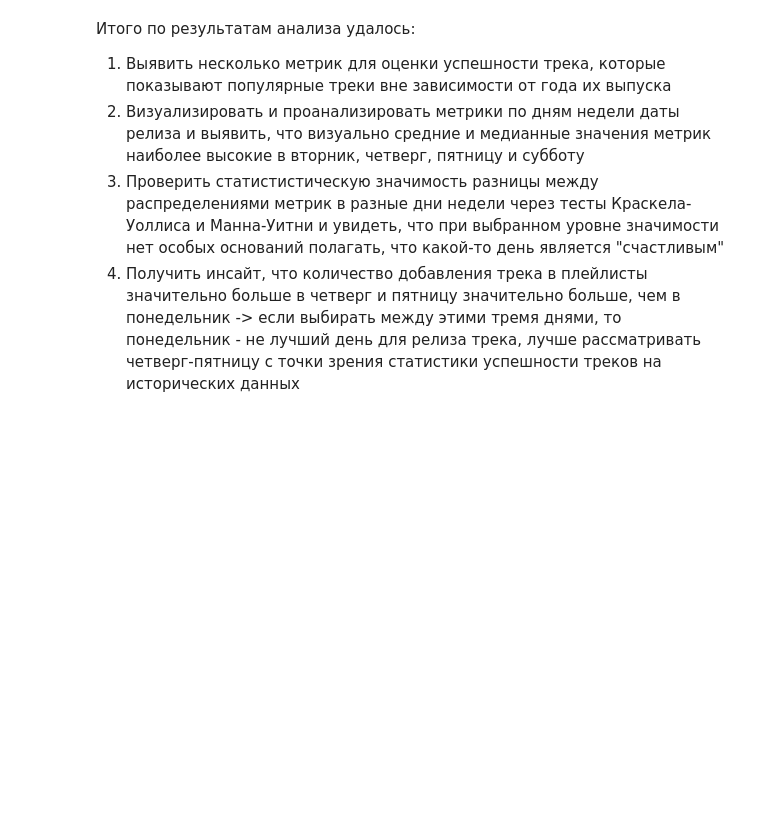
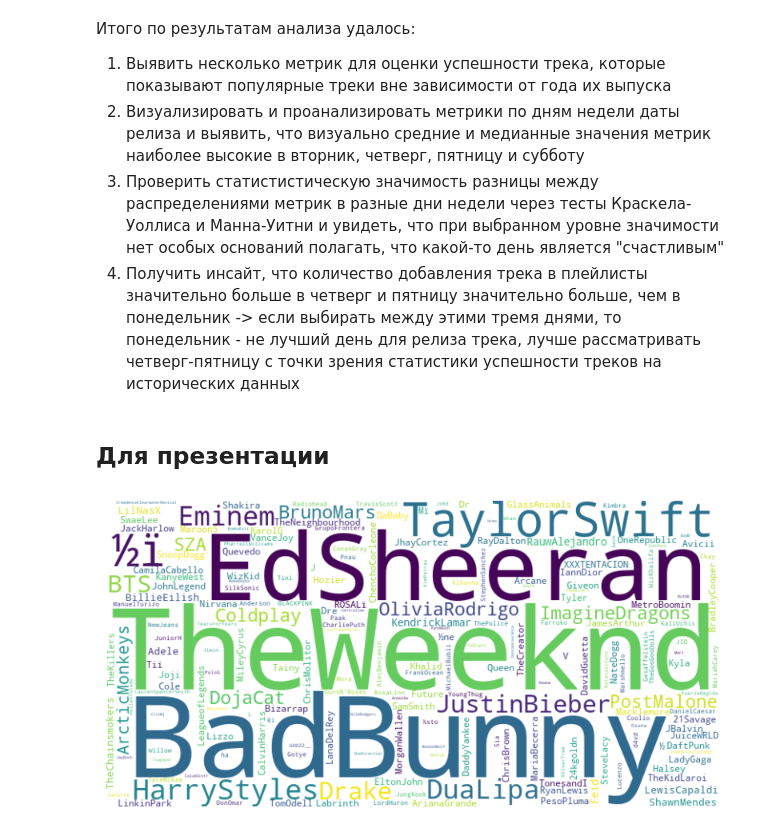
Before and after one commit to katyazaharenko/testovie_zadania, a Jupyter notebook: ms/test_2_Zakharenko.ipynb, the cells around one changed output. Cells and saved outputs as stored; diff of their text form; code cells hidden in the pictures; blank space fills up the shorter version.

Commit message:
add data for presentation

```diff
--- a/ms/test_2_Zakharenko.ipynb
+++ b/ms/test_2_Zakharenko.ipynb
@@ -713,3 +701,7 @@ print(f"Относительное улучшение среднего знач
 2. Визуализировать и проанализировать метрики по дням недели даты релиза и выявить, что визуально средние и медианные значения метрик наиболее высокие в вторник, четверг, пятницу и субботу
 3. Проверить статистистическую значимость разницы между распределениями метрик в разные дни недели через тесты Краскела-Уоллиса и Манна-Уитни и увидеть, что при выбранном уровне значимости нет особых оснований полагать, что какой-то день является "счастливым"
 4. Получить инсайт, что количество добавления трека в плейлисты значительно больше в четверг и пятницу значительно больше, чем в понедельник -> если выбирать между этими тремя днями, то понедельник - не лучший день для релиза трека, лучше рассматривать четверг-пятницу с точки зрения статистики успешности треков на исторических данных
+# %% [markdown]
+## Для презентации
+# %%
+data_for_pr = data.copy()
@@ -715,0 +710,16 @@ print(f"Относительное улучшение среднего знач
+# %%
+artists = data_for_pr[['artist(s)_name', 'streams']].copy()
+artists['artist(s)_name'] = artists['artist(s)_name'].str.split(', ')
+artists = artists.explode('artist(s)_name')
+artists['artist(s)_name'] = artists['artist(s)_name'].str.replace(' ', '')
+artists = artists.groupby('artist(s)_name', as_index=False)['streams'].sum()
+artists = artists.loc[artists.index.repeat(artists['streams']/100000)].reset_index(drop=True)
+
+wordcloud = WordCloud(width=800, height=400, collocations=False, background_color='')\
+    .generate(' '.join(artists['artist(s)_name']))
+plt.figure(figsize=(10, 5))
+plt.imshow(wordcloud, interpolation='bilinear')
+plt.axis('off')
+plt.show()
+# %% [output]
+[figure, added]
```
Also changed, not shown: parts of 2 cells of this notebook.
